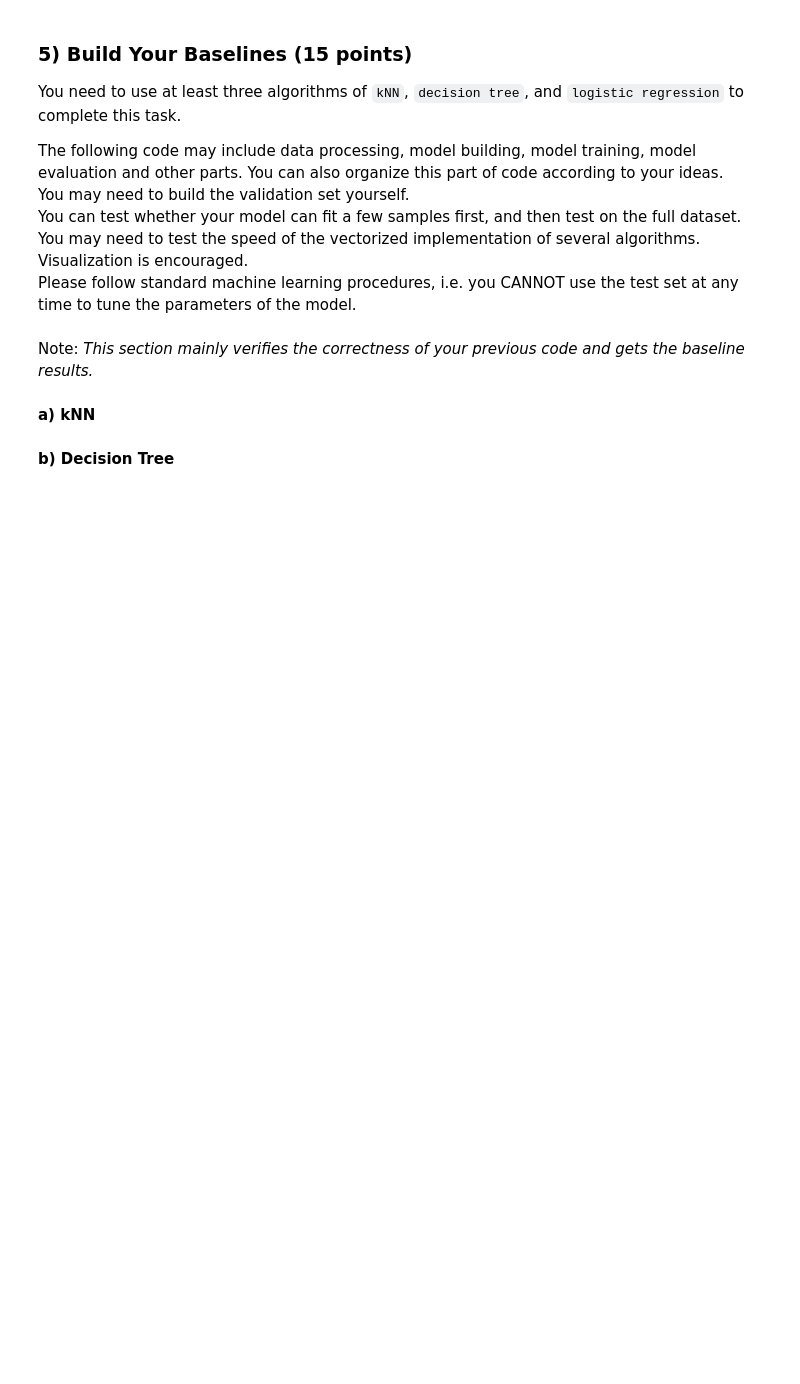
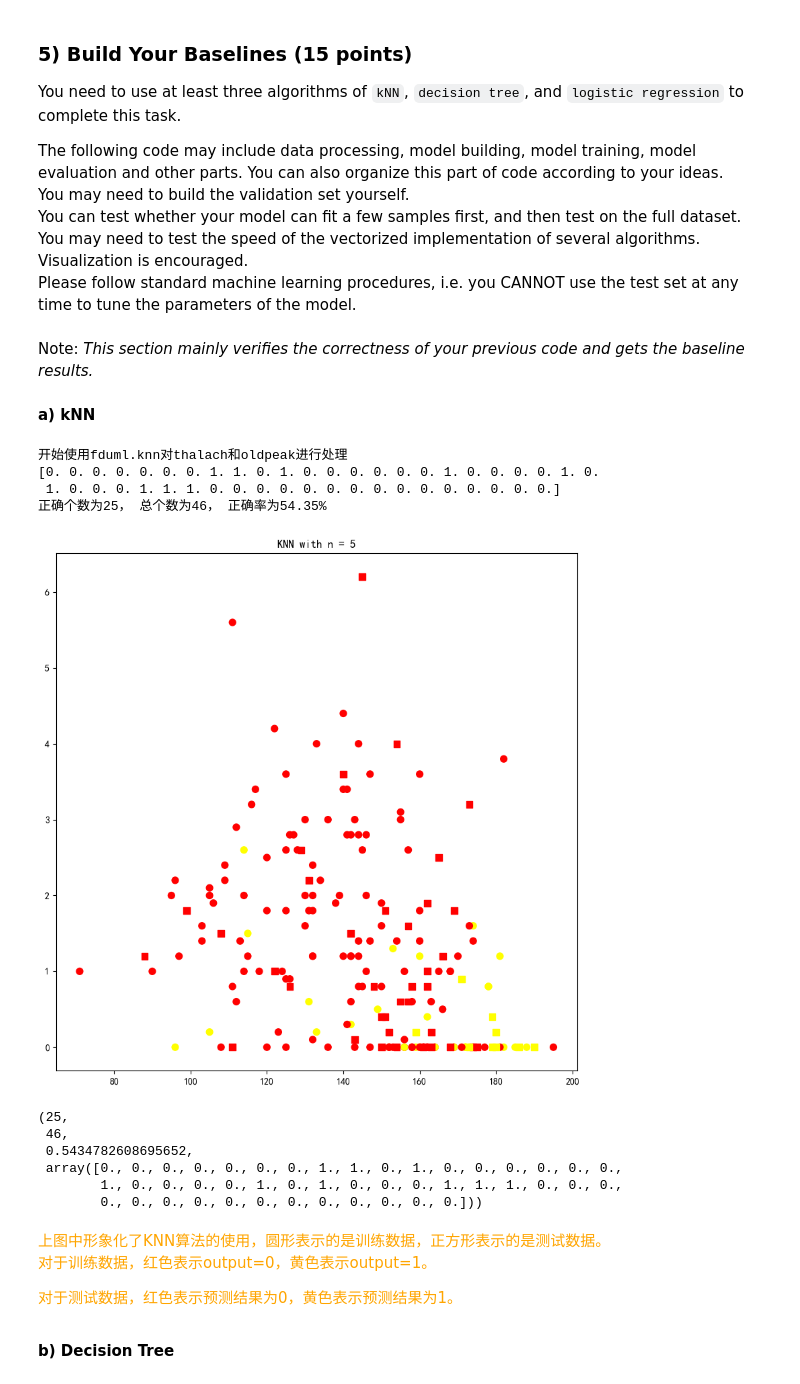
Before and after one commit to yixin-zhu/fduml, a Jupyter notebook: assignment1/assignment1.ipynb, the cells around one changed output. Drawn from its saved outputs; the diff is of its cells as text; code cells hidden in the pictures; blank space fills up the shorter version.

```diff
--- a/assignment1/assignment1.ipynb
+++ b/assignment1/assignment1.ipynb
@@ -220,0 +449,9 @@ If you find any TRAPS, report the detail of them and how you will alleviate the
+# %%
+# thalachh
+print("开始检验thalachh和output之间的相关性")
+thalachh = X_train['thalachh']
+output = y_train
+r, p = stats.pointbiserialr(thalachh, output)
+print("点双列相关系数为：", r)
+print("p值为：", p)
+print(" ")
@@ -220,0 +487,9 @@ If you find any TRAPS, report the detail of them and how you will alleviate the
+# %%
+# oldpeak
+print("开始检验oldpeak和output之间的相关性")
+oldpeak = X_train['oldpeak']
+output = y_train
+r, p = stats.pointbiserialr(oldpeak, output)
+print("点双列相关系数为：", r)
+print("p值为：", p)
+print(" ")
@@ -234,4 +610,61 @@ Note: *This section mainly verifies the correctness of your previous code and ge
 # %% [markdown]
 **a) kNN**
+# %%
+from sklearn.preprocessing import normalize
+# use fduml.knn on thalach and oldpeak
+def useKnnAndDraw(n=3, draw=True):
+    print("开始使用fduml.knn对thalach和oldpeak进行处理")
+    thalachh = X_train['thalachh']
+    oldpeak = X_train['oldpeak']
+    X_knn  = pd.DataFrame({'thalachh': thalachh.values, 'oldpeak': oldpeak.values}).to_numpy()
+    # X_knn = normalize(X_knn, axis=0)
+
+    thalachh_test = X_test['thalachh']
+    oldpeak_test = X_test['oldpeak']
+    X_knn_test = pd.DataFrame({'thalachh': thalachh_test.values, 'oldpeak': oldpeak_test.values}).to_numpy()
+    # X_knn_test = normalize(X_knn_test, axis=0)
+
+    knn = KNeighborsClassifier(n_neighbors=n)
+    knn.fit(X_knn, y_train)
+    y_pred = knn.predict(X_knn_test)
+    print(y_pred)
+
+    same = np.sum(y_pred == y_test) # count how many elements are equal
+    total = np.size(y_pred) # get the total number of elements
+    ratio = same / total # calculate the proportion of equal elements
+    print('正确个数为{}， 总个数为{}， 正确率为{:.2f}%'.format(same, total, ratio * 100))
+
+    if(draw):
+        # plot the result
+        plt.figure(figsize=(10, 10))
+        plt.scatter(X_knn[:, 0], X_knn[:, 1], c=y_train, s=50, cmap='autumn', label='train data')
+        plt.scatter(X_knn_test[:, 0], X_knn_test[:, 1], c=y_pred, s=50, cmap='autumn', marker='s', label='test data')
+        plt.title('KNN with n = {}'.format(n))
+        plt.show()
+
+    return same, total, ratio, y_pred
+
+useKnnAndDraw(5, draw=True)
+# %% [output]
+开始使用fduml.knn对thalach和oldpeak进行处理
+[0. 0. 0. 0. 0. 0. 0. 1. 1. 0. 1. 0. 0. 0. 0. 0. 0. 1. 0. 0. 0. 0. 1. 0.
+ 1. 0. 0. 0. 1. 1. 1. 0. 0. 0. 0. 0. 0. 0. 0. 0. 0. 0. 0. 0. 0. 0.]
+正确个数为25， 总个数为46， 正确率为54.35%
+[figure, added]
+(25,
+ 46,
+ 0.5434782608695652,
+ array([0., 0., 0., 0., 0., 0., 0., 1., 1., 0., 1., 0., 0., 0., 0., 0., 0.,
+        1., 0., 0., 0., 0., 1., 0., 1., 0., 0., 0., 1., 1., 1., 0., 0., 0.,
+        0., 0., 0., 0., 0., 0., 0., 0., 0., 0., 0., 0.]))
+# %% [markdown]
+<font color='orange'>
+上图中形象化了KNN算法的使用，圆形表示的是训练数据，正方形表示的是测试数据。
+
+
+对于训练数据，红色表示output=0，黄色表示output=1。
+
+对于测试数据，红色表示预测结果为0，黄色表示预测结果为1。
+</font>
 # %% [markdown]
 **b) Decision Tree**
```
Also changed, not shown: parts of 44 cells of this notebook, 12 other files.
